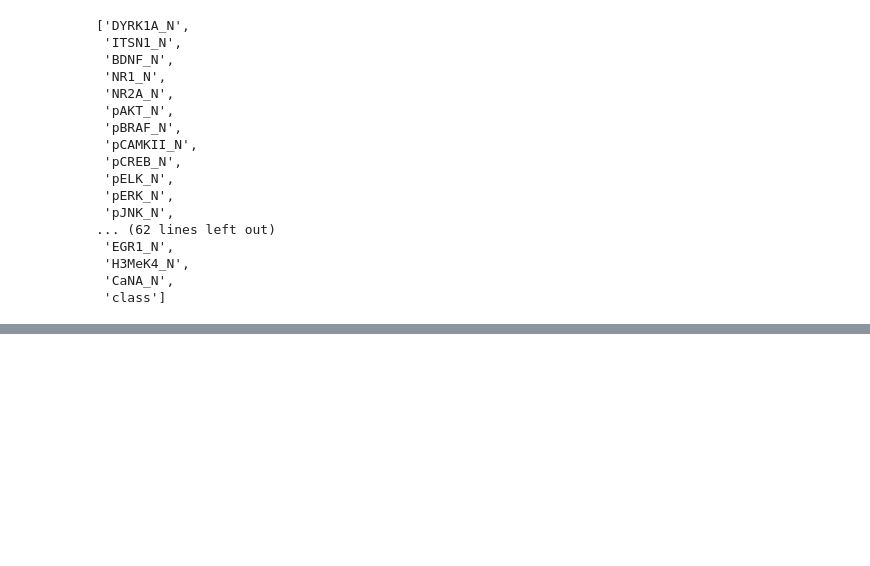
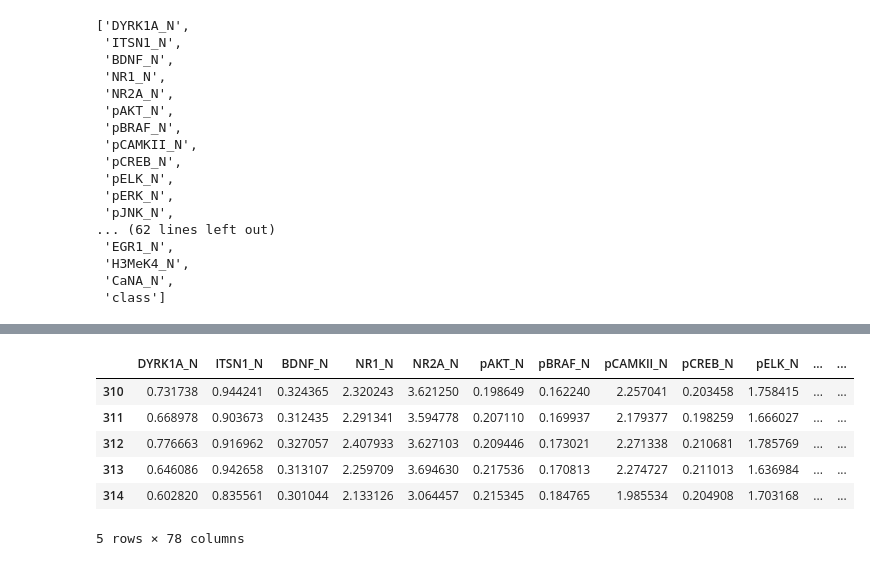
Before and after one commit to Michael-yousuf123/mice-protien-expression, a Jupyter notebook: notebook/notebook-1.ipynb, the cells around one changed output, grey strips where cells are left out. Saved outputs shown, nothing was run; the diff lists cells and outputs as text; code cells hidden in the pictures; blank space fills up the shorter version.

```diff
--- a/notebook/notebook-1.ipynb
+++ b/notebook/notebook-1.ipynb
@@ -366,2 +435,4 @@ result
 # %%
 result.to_csv("/home/miki/Desktop/Docker/iNeuron/mice-protien-expression/data/final/data.csv")
+# %%
+df_trisomy = result[result['Class'].str.startswith('t')]
@@ -367,0 +441,10 @@ result.to_csv("/home/miki/Desktop/Docker/iNeuron/mice-protien-expression/data/fi
+# %%
+df_trisomy.head()
+# %% [output]
+|  | DYRK1A_N | ITSN1_N | BDNF_N | NR1_N | NR2A_N | pAKT_N | pBRAF_N | pCAMKII_N | pCREB_N | pELK_N | ... | ... |
+| 310 | 0.731738 | 0.944241 | 0.324365 | 2.320243 | 3.621250 | 0.198649 | 0.162240 | 2.257041 | 0.203458 | 1.758415 | ... | ... |
+| 311 | 0.668978 | 0.903673 | 0.312435 | 2.291341 | 3.594778 | 0.207110 | 0.169937 | 2.179377 | 0.198259 | 1.666027 | ... | ... |
+| 312 | 0.776663 | 0.916962 | 0.327057 | 2.407933 | 3.627103 | 0.209446 | 0.173021 | 2.271338 | 0.210681 | 1.785769 | ... | ... |
+| 313 | 0.646086 | 0.942658 | 0.313107 | 2.259709 | 3.694630 | 0.217536 | 0.170813 | 2.274727 | 0.211013 | 1.636984 | ... | ... |
+| 314 | 0.602820 | 0.835561 | 0.301044 | 2.133126 | 3.064457 | 0.215345 | 0.184765 | 1.985534 | 0.204908 | 1.703168 | ... | ... |
+5 rows × 78 columns
```
Also changed, not shown: parts of 13 cells of this notebook, 10 other files.
